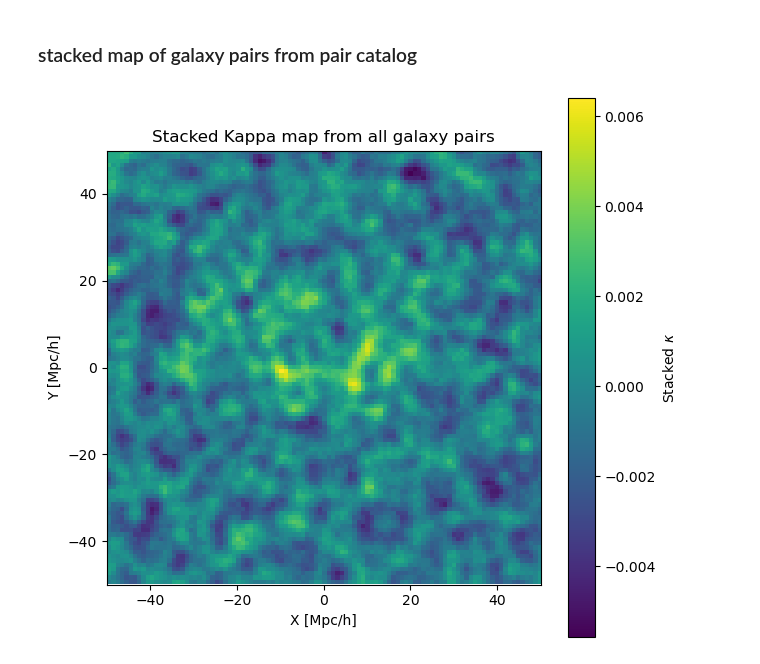
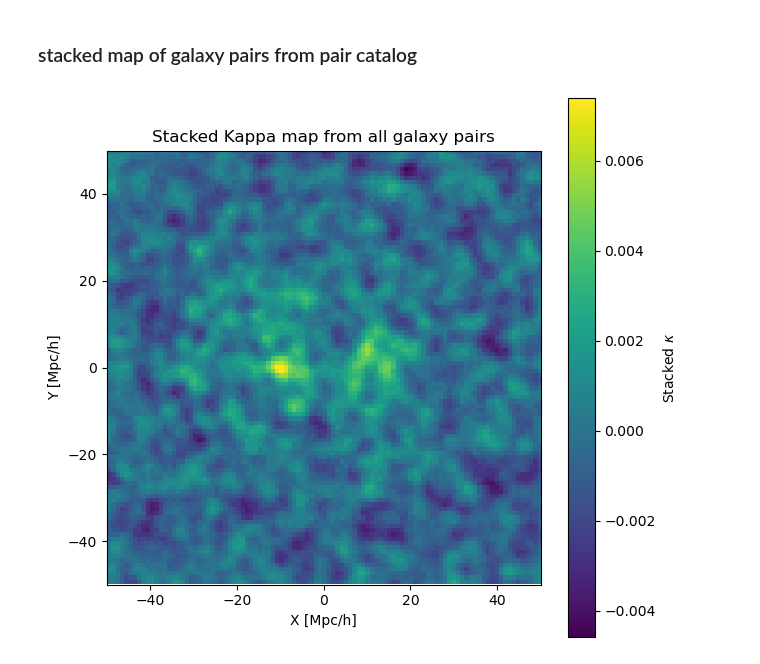
Before and after one commit to carolinewu327/astrophysics, a Jupyter notebook: stack_pairs_from_pair_catalog.ipynb, the cells around one changed output. Cells and saved outputs as stored; diff of their text form; code cells hidden in the pictures.

```diff
--- a/stack_pairs_from_pair_catalog.ipynb
+++ b/stack_pairs_from_pair_catalog.ipynb
@@ -10,7 +10,14 @@ import pandas as pd
 from tqdm import tqdm  # progress bar
 
 # --- Load catalog and map as before ---
-pairs = pd.read_csv('data/galaxy_pairs_catalog_20hmpc.csv')
+# pairs = pd.read_csv('data/galaxy_pairs_catalog_5hmpc.csv')
+
+distance = "20hmpc"  # Mpc/h
+
+pairs_NGC = pd.read_csv(f'data/galaxy_pairs_catalog_{distance}.csv')
+pairs_SGC = pd.read_csv(f'data/galaxy_pairs_catalog_SGC_{distance}.csv')
+pairs = pd.concat([pairs_NGC, pairs_SGC], ignore_index=True)
+
 alm_file = "data/COM_Lensing_4096_R3.00/MV/dat_klm.fits"
 mask_file = "data/COM_Lensing_4096_R3.00/mask.fits"
 nside = 2048
@@ -80,34 +87,34 @@ for idx, pair in tqdm(pairs.iterrows(), total=len(pairs), desc="Stacking pairs")
     # Sample kappa and mask
     kappa_vals = kmap[pix].reshape(grid_res, grid_res)
     mask_vals = mask[pix].reshape(grid_res, grid_res)
 
     # Mask out invalid pixels
     valid_mask = (mask_vals != 0) & np.isfinite(kappa_vals)
     kappa_vals[~valid_mask] = 0.0
 
     # Weights: if you have pair weights, use them here
     weight = 1.0  # equal weighting for now
 
     # Accumulate weighted sum and weights
     kappa_stack_sum += weight * kappa_vals
     weight_stack_sum += weight * valid_mask.astype(float)
 
 # Avoid division by zero
 nonzero = weight_stack_sum > 0
 kappa_stack_mean = np.zeros_like(kappa_stack_sum)
 kappa_stack_mean[nonzero] = kappa_stack_sum[nonzero] / weight_stack_sum[nonzero]
 
 # Plot stacked map
 plt.figure(figsize=(7,7))
 extent = [-half_size, half_size, -half_size, half_size]
 im = plt.imshow(kappa_stack_mean, origin='lower', extent=extent, cmap='viridis')
 plt.colorbar(im, label=r'Stacked $\kappa$')
 plt.xlabel('X [Mpc/h]')
 plt.ylabel('Y [Mpc/h]')
 plt.title('Stacked Kappa map from all galaxy pairs')
 plt.show()
 # %% [output]
-[figure, old version]
+[figure, new version]
 # %%
 from scipy.ndimage import gaussian_filter
 from tqdm.notebook import tqdm
```
Also changed, not shown: parts of 5 cells of this notebook, 7 other files.
